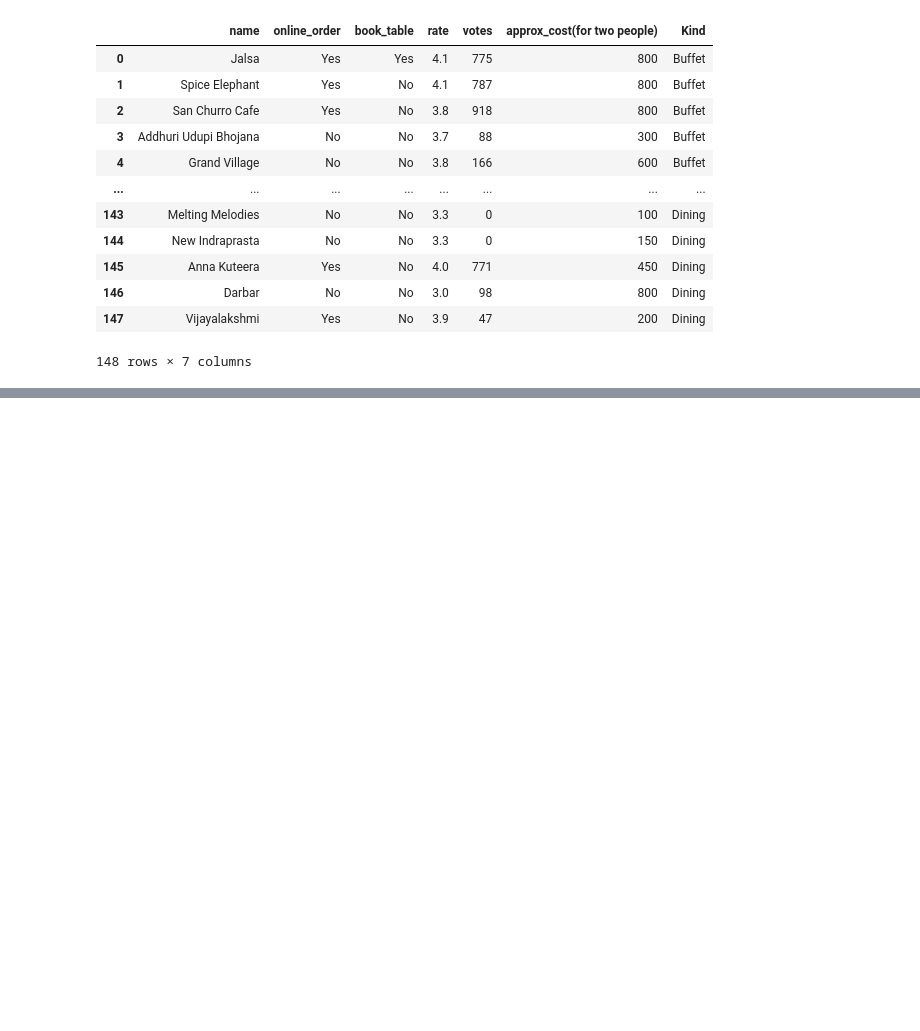
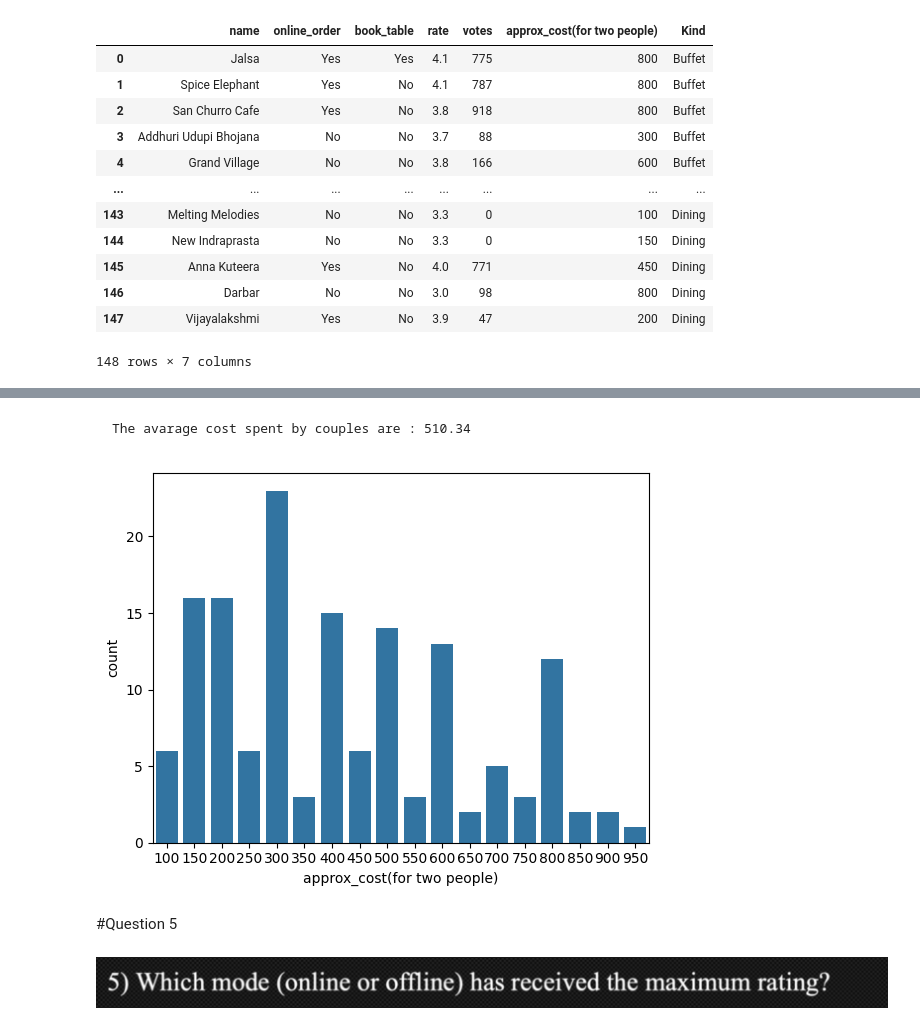
Before and after one commit to sike990/Zomato_EDA, a Jupyter notebook: Zomato_EDA.ipynb, the cells around one changed output, grey strips where cells are left out. Saved outputs shown, nothing was run; the diff lists cells and outputs as text; code cells hidden in the pictures; blank space fills up the shorter version.

````diff
--- a/Zomato_EDA.ipynb
+++ b/Zomato_EDA.ipynb
@@ -107,0 +257,14 @@ gk.first()
+# %% [markdown]
+
+```
+The avarage cost spent by couples are : 510.34
+```
+# %%
+sns.countplot(x = data['approx_cost(for two people)'] , data = data)
+plt.show()
+# %% [output]
+[figure, added]
+# %% [markdown]
+#Question 5
+# %% [markdown]
+![image.png](embedded-picture-1)
````
Also changed, not shown: parts of 35 cells of this notebook.
